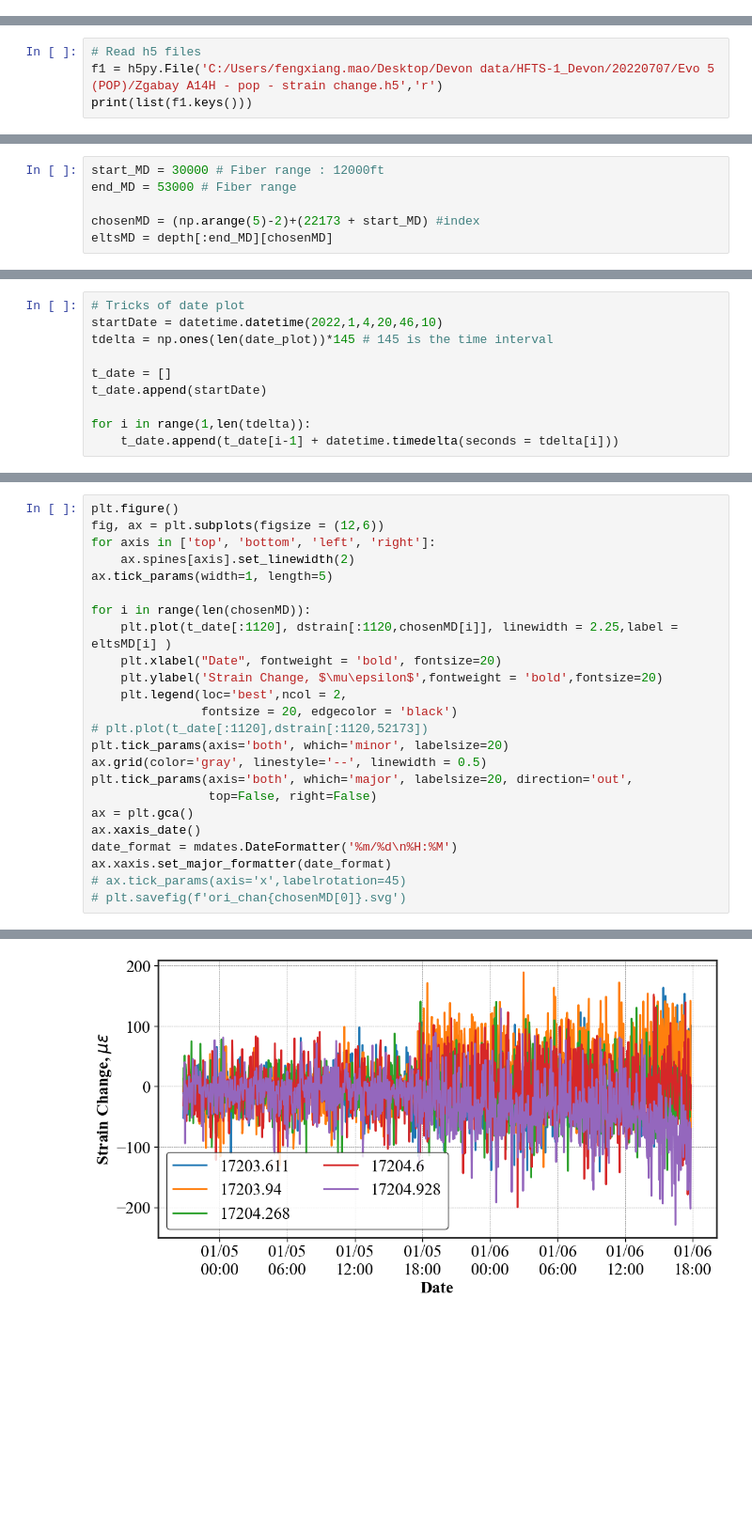
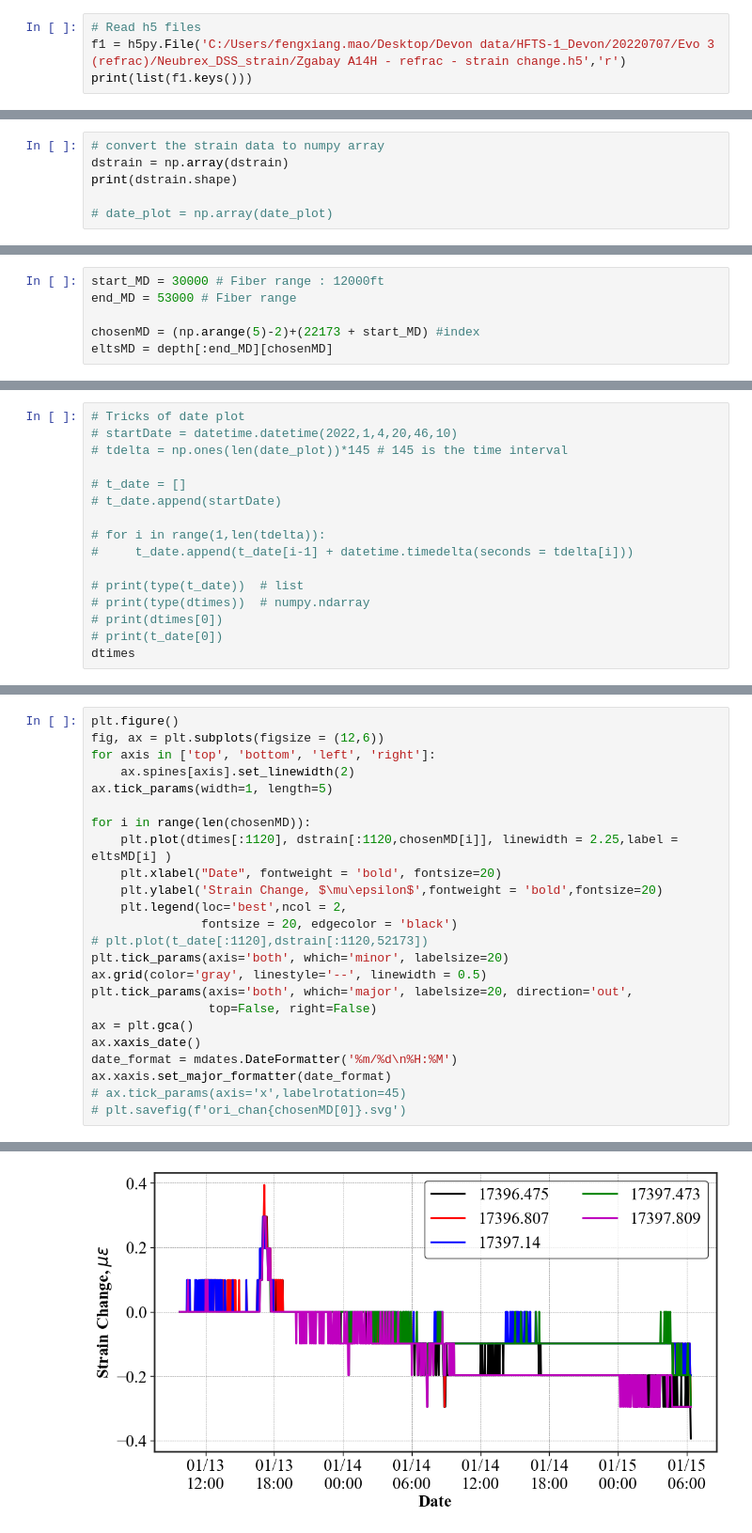
Before and after one commit to felix-mao-1516/plot-for-research-, a Jupyter notebook: Waterfall_plot.ipynb, the cells around one changed output, grey strips where cells are left out. Shown at 94% size. Drawn from its saved outputs; the diff is of its cells as text; blank space fills up the shorter version.

```diff
--- a/Waterfall_plot.ipynb
+++ b/Waterfall_plot.ipynb
@@ -17,3 +19,7 @@ import pandas as pd
 
 from jin_pylib import gjsignal
 from jin_pylib import Data2D_XT
+# %%
+# Read h5 files
+f1 = h5py.File('C:/Users/fengxiang.mao/Desktop/Devon data/HFTS-1_Devon/20220707/Evo 3 (refrac)/Neubrex_DSS_strain/Zgabay A14H - refrac - strain change.h5','r')
+print(list(f1.keys()))
@@ -50,7 +58,3 @@ rc = {'axes.facecolor':'white',
       }
 # lack of font size
 plt.rcParams.update(rc)
-# %%
-# Read h5 files
-f1 = h5py.File('C:/Users/fengxiang.mao/Desktop/Devon data/HFTS-1_Devon/20220707/Evo 5 (POP)/Zgabay A14H - pop - strain change.h5','r')
-print(list(f1.keys()))
@@ -160,0 +213,6 @@ plt.savefig('waterfall_ori.svg')
+# %%
+# convert the strain data to numpy array
+dstrain = np.array(dstrain)
+print(dstrain.shape)
+
+# date_plot = np.array(date_plot)
@@ -171,10 +292,16 @@ array([36391, 36392, 36393, ..., 57214, 57215, 57216], dtype=int64)
 # %%
 # Tricks of date plot
-startDate = datetime.datetime(2022,1,4,20,46,10)
-tdelta = np.ones(len(date_plot))*145 # 145 is the time interval
+# startDate = datetime.datetime(2022,1,4,20,46,10)
+# tdelta = np.ones(len(date_plot))*145 # 145 is the time interval
 
-t_date = []
-t_date.append(startDate)
+# t_date = []
+# t_date.append(startDate)
 
-for i in range(1,len(tdelta)):
-    t_date.append(t_date[i-1] + datetime.timedelta(seconds = tdelta[i]))
+# for i in range(1,len(tdelta)):
+#     t_date.append(t_date[i-1] + datetime.timedelta(seconds = tdelta[i]))
+
+# print(type(t_date))  # list
+# print(type(dtimes))  # numpy.ndarray
+# print(dtimes[0])
+# print(t_date[0])
+dtimes
@@ -186,7 +320,7 @@ for axis in ['top', 'bottom', 'left', 'right']:
 ax.tick_params(width=1, length=5)
 
 for i in range(len(chosenMD)):
-    plt.plot(t_date[:1120], dstrain[:1120,chosenMD[i]], linewidth = 2.25,label = eltsMD[i] )
+    plt.plot(dtimes[:1120], dstrain[:1120,chosenMD[i]], linewidth = 2.25,label = eltsMD[i] )
     plt.xlabel("Date", fontweight = 'bold', fontsize=20)
     plt.ylabel('Strain Change, $\mu\epsilon$',fontweight = 'bold',fontsize=20)
     plt.legend(loc='best',ncol = 2,
@@ -207 +341 @@ ax.xaxis.set_major_formatter(date_format)
-[figure, old version]
+[figure, new version]
```
Also changed, not shown: parts of 21 cells of this notebook, 4 other files.
